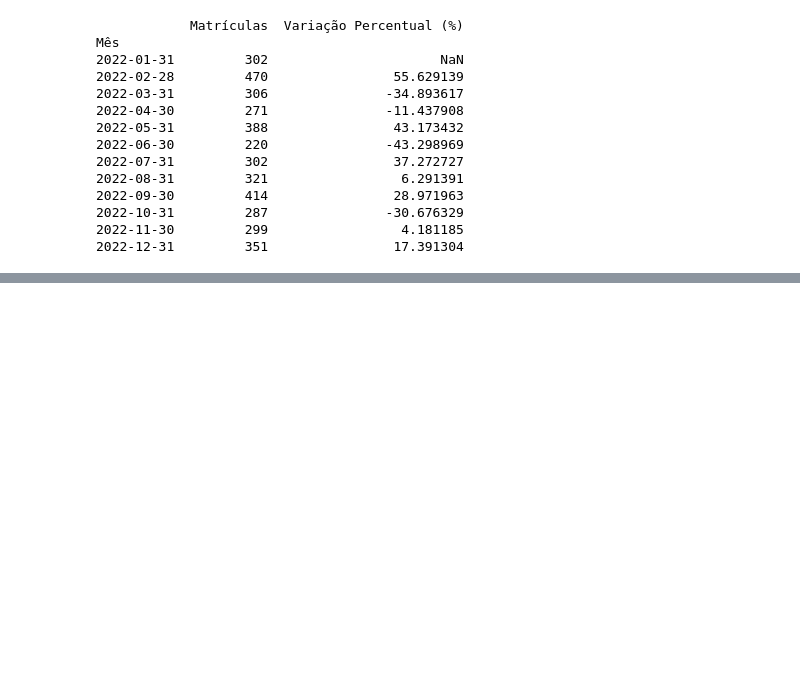
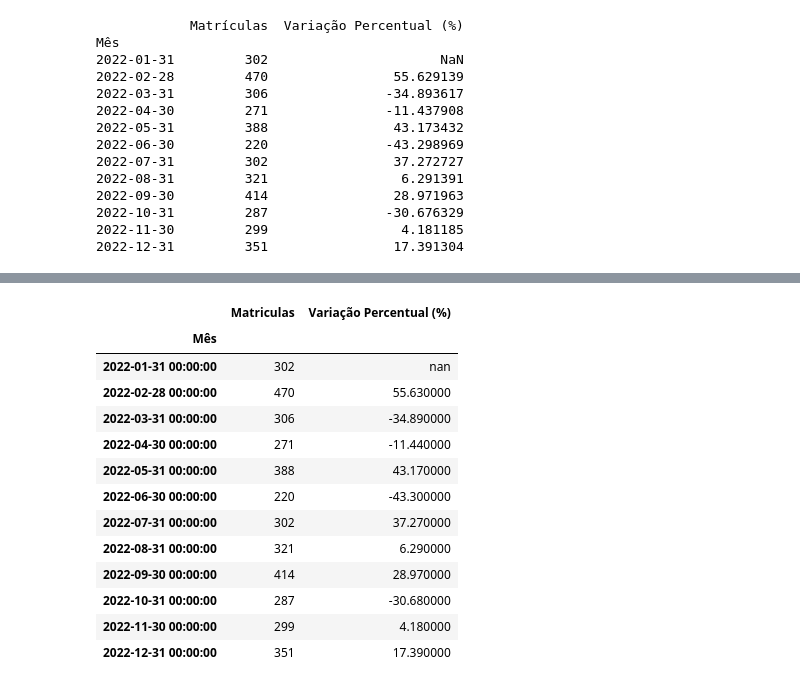
Before and after one commit to Gustavo-Rodrigue/Analise_Dados_Aula, a Jupyter notebook: aula/analise.ipynb, the cells around one changed output, grey strips where cells are left out. Cells and saved outputs as stored; diff of their text form; code cells hidden in the pictures; blank space fills up the shorter version.

```diff
--- a/aula/analise.ipynb
+++ b/aula/analise.ipynb
@@ -214,4 +242,33 @@ NameError: name 'variancia_percentual' is not defined
 # %%
 import seaborn as sns
 
 tabela_variacao = pd.DataFrame({
+    "Matriculas" : df["Matrículas"],
+    "Variação Percentual (%)" : variancia_percentual
+}).round(2)
+
+def colorir_variacao(val):
+    if val > 0:
+        color = 'green'
+    elif val < 0:
+        color = 'red'
+    else:
+        color = 'white'
+    return f'color: {color}'
+
+tabela_variacao.style.map(colorir_variacao, subset=["Variação Percentual (%)"])
+# %% [output]
+|  | Matriculas | Variação Percentual (%) |
+| Mês |  |  |
+| 2022-01-31 00:00:00 | 302 | nan |
+| 2022-02-28 00:00:00 | 470 | 55.630000 |
+| 2022-03-31 00:00:00 | 306 | -34.890000 |
+| 2022-04-30 00:00:00 | 271 | -11.440000 |
+| 2022-05-31 00:00:00 | 388 | 43.170000 |
+| 2022-06-30 00:00:00 | 220 | -43.300000 |
+| 2022-07-31 00:00:00 | 302 | 37.270000 |
+| 2022-08-31 00:00:00 | 321 | 6.290000 |
+| 2022-09-30 00:00:00 | 414 | 28.970000 |
+| 2022-10-31 00:00:00 | 287 | -30.680000 |
+| 2022-11-30 00:00:00 | 299 | 4.180000 |
+| 2022-12-31 00:00:00 | 351 | 17.390000 |
```
Also changed, not shown: parts of 7 cells of this notebook, 1 other file.
